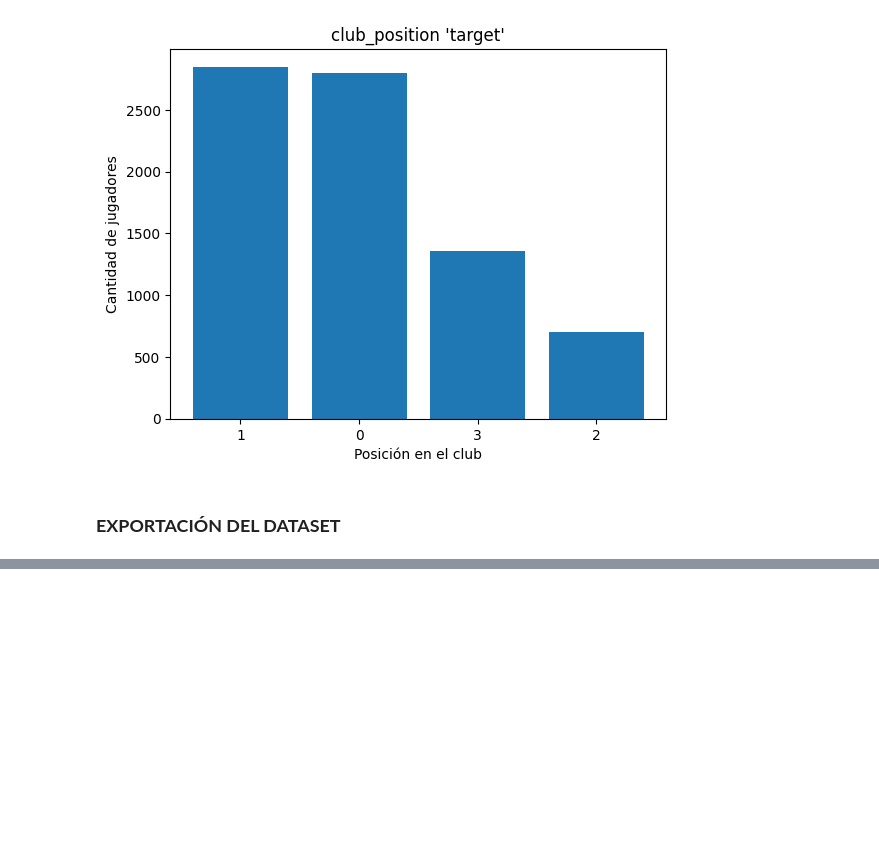
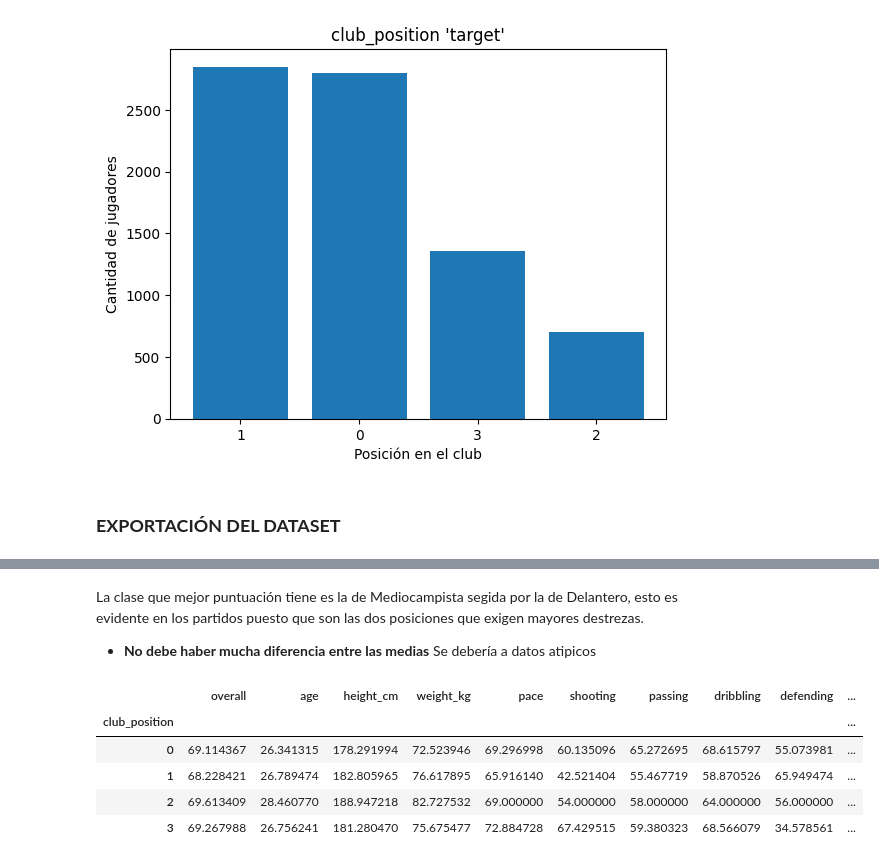
Before and after one commit to JavierBurgos-web/PROYECTO_ANALITICA_2da_entrega, a Jupyter notebook: Entrega 2 ok.ipynb, the cells around one changed output, grey strips where cells are left out. Drawn from its saved outputs; the diff is of its cells as text; code cells hidden in the pictures; blank space fills up the shorter version.

```diff
--- a/Entrega 2 ok.ipynb
+++ b/Entrega 2 ok.ipynb
@@ -324,0 +390,14 @@ df.to_csv('dataset_limpio.csv', index=False)
+# %% [markdown]
+La clase que mejor puntuación tiene es la de Mediocampista segida por la de Delantero, esto es evidente en los partidos puesto que son las dos posiciones que exigen mayores destrezas.
+
+- **No debe haber mucha diferencia entre las medias** Se debería a datos atipicos
+# %%
+# Puntucación de cada variable respecto a cada clase
+df.groupby('club_position')[df.columns.drop('club_position')].mean()
+# %% [output]
+|  | overall | age | height_cm | weight_kg | pace | shooting | passing | dribbling | defending | ... |
+| club_position |  |  |  |  |  |  |  |  |  | ... |
+| 0 | 69.114367 | 26.341315 | 178.291994 | 72.523946 | 69.296998 | 60.135096 | 65.272695 | 68.615797 | 55.073981 | ... |
+| 1 | 68.228421 | 26.789474 | 182.805965 | 76.617895 | 65.916140 | 42.521404 | 55.467719 | 58.870526 | 65.949474 | ... |
+| 2 | 69.613409 | 28.460770 | 188.947218 | 82.727532 | 69.000000 | 54.000000 | 58.000000 | 64.000000 | 56.000000 | ... |
+| 3 | 69.267988 | 26.756241 | 181.280470 | 75.675477 | 72.884728 | 67.429515 | 59.380323 | 68.566079 | 34.578561 | ... |
```
Also changed, not shown: parts of 16 cells of this notebook, 1 other file.
